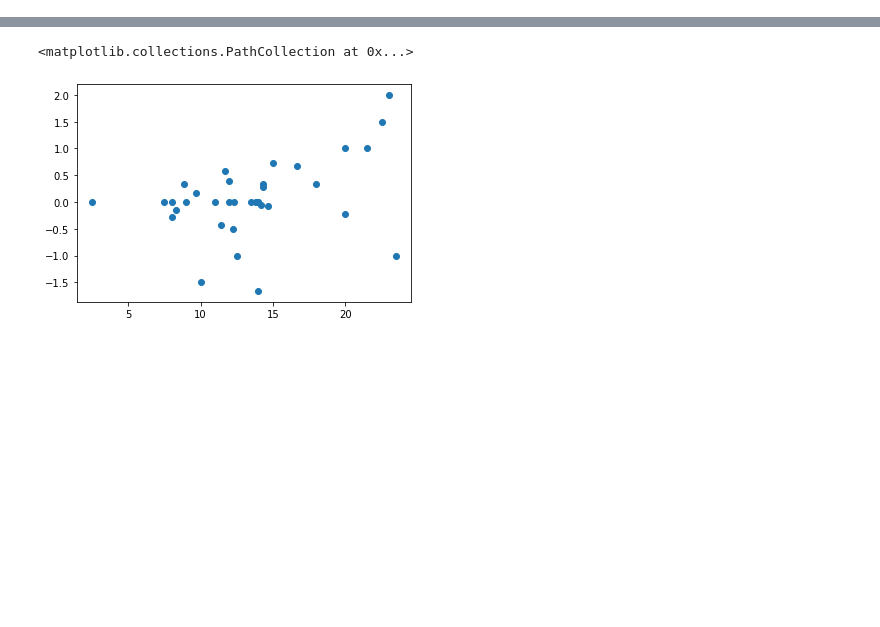
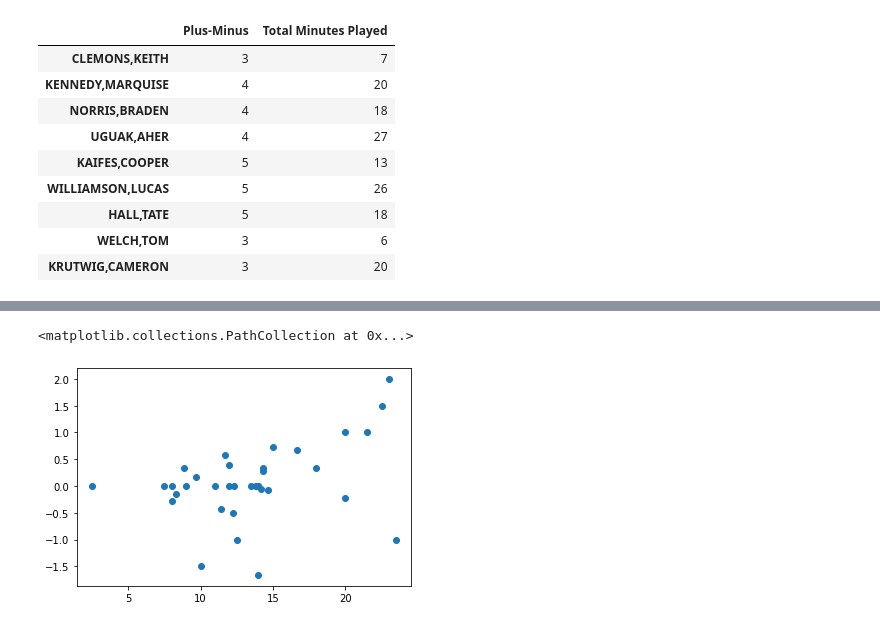
Before and after one commit to SamCD/Mean-Green-Scraper, a Jupyter notebook: Mean Green Scraper.ipynb, the cells around one changed output, grey strips where cells are left out. Saved outputs shown, nothing was run; the diff lists cells and outputs as text; code cells hidden in the pictures; blank space fills up the shorter version.

```diff
--- a/Mean Green Scraper.ipynb
+++ b/Mean Green Scraper.ipynb
@@ -419,0 +414,14 @@ pd.DataFrame(playerPM['A']).T[['pm','tmp']].rename(columns={'pm':'Plus-Minus','t
+# %%
+HPM = pd.DataFrame(playerPM['H']).T[['pm','tmp']].rename(columns={'pm':'Plus-Minus','tmp':'Total Minutes Played'})
+HPM
+# %% [output]
+|  | Plus-Minus | Total Minutes Played |
+| CLEMONS,KEITH | 3 | 7 |
+| KENNEDY,MARQUISE | 4 | 20 |
+| NORRIS,BRADEN | 4 | 18 |
+| UGUAK,AHER | 4 | 27 |
+| KAIFES,COOPER | 5 | 13 |
+| WILLIAMSON,LUCAS | 5 | 26 |
+| HALL,TATE | 5 | 18 |
+| WELCH,TOM | 3 | 6 |
+| KRUTWIG,CAMERON | 3 | 20 |
```
Also changed, not shown: parts of 11 cells of this notebook, 1 other file.
